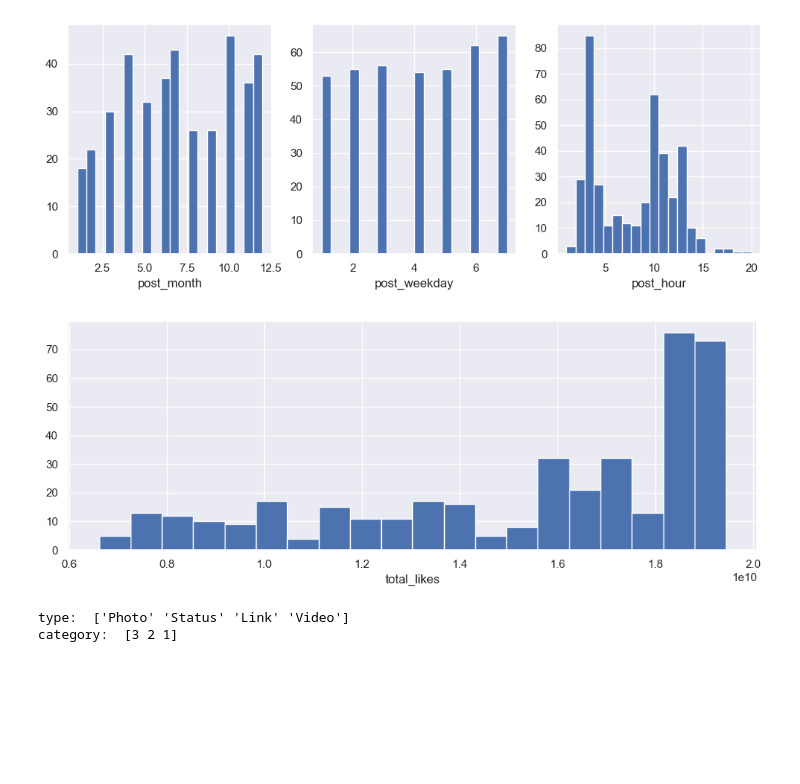
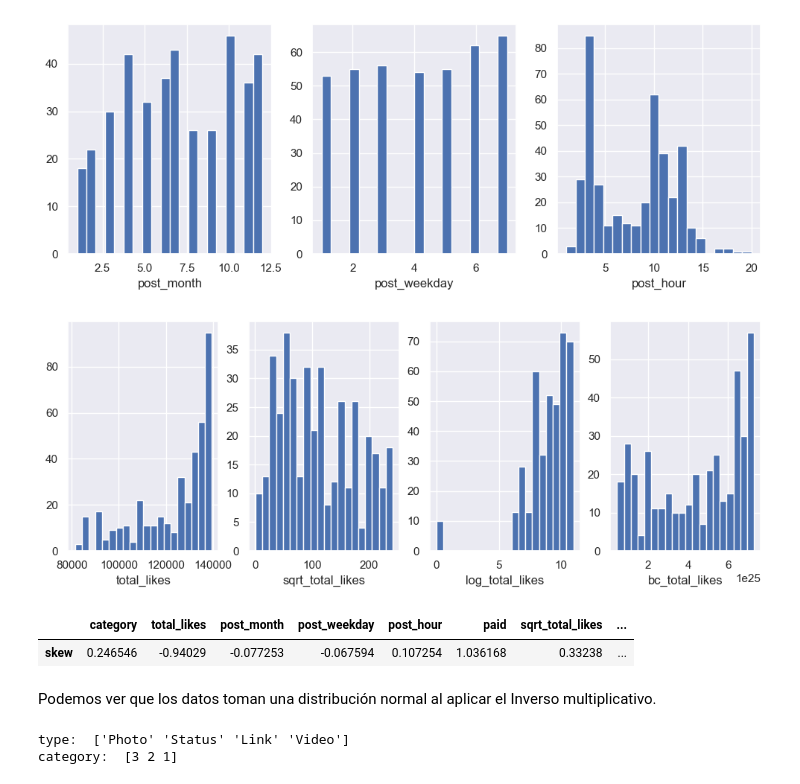
Before and after one commit to KarltonBotics/MNA-IA-Equipos51, a Jupyter notebook: MNA_IAyAA_semana_7_Actividad.ipynb, the cells around one changed output. Drawn from its saved outputs; the diff is of its cells as text; code cells hidden in the pictures; blank space fills up the shorter version.

```diff
--- a/MNA_IAyAA_semana_7_Actividad.ipynb
+++ b/MNA_IAyAA_semana_7_Actividad.ipynb
@@ -253,11 +255,20 @@ plot_hist(X_train[['category', 'type', 'total_likes', 'paid']])
 plot_hist(X_train[['post_month', 'post_weekday', 'post_hour']])
 # %% [output]
 [figure]
-# %%
-# Eliminar....
-plot_hist((X_train[['total_likes']])**2)
-# %% [output]
-[figure, removed]
+# %%
+X_tcopy = X_train.copy()
+X_tcopy['sqrt_total_likes'] = np.sqrt(max(X_tcopy.iloc[:, 1]+1) - X_tcopy.iloc[:, 1])
+X_tcopy['log_total_likes'] = np.log(max(X_tcopy.iloc[:, 1] + 1) - X_tcopy.iloc[:, 1])
+X_tcopy['bc_total_likes'] = boxcox(X_tcopy.iloc[:, 1])[0]
+
+plot_hist(X_tcopy[['total_likes','sqrt_total_likes', 'log_total_likes', 'bc_total_likes']])
+X_tcopy.agg(['skew'])
+# %% [output]
+[figure, added]
+|  | category | total_likes | post_month | post_weekday | post_hour | paid | sqrt_total_likes | ... |
+| skew | 0.246546 | -0.94029 | -0.077253 | -0.067594 | 0.107254 | 1.036168 | 0.33238 | ... |
+# %% [markdown]
+Podemos ver que los datos toman una distribución normal al aplicar el Inverso multiplicativo.
 # %%
 # Columnas categóricas: type, category
 df_name_cate = ['type', 'category']
```
Also changed, not shown: parts of 32 cells of this notebook.
